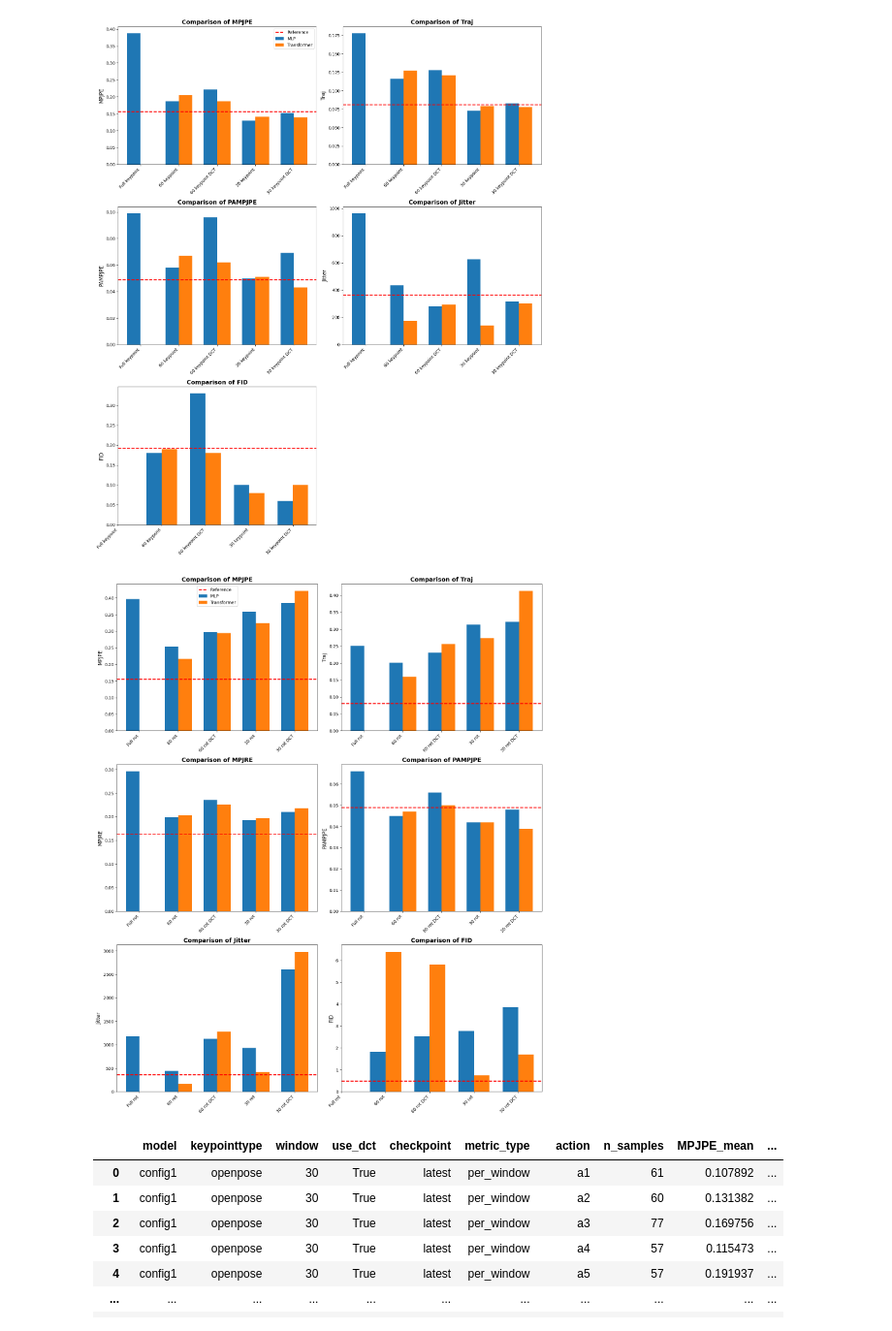
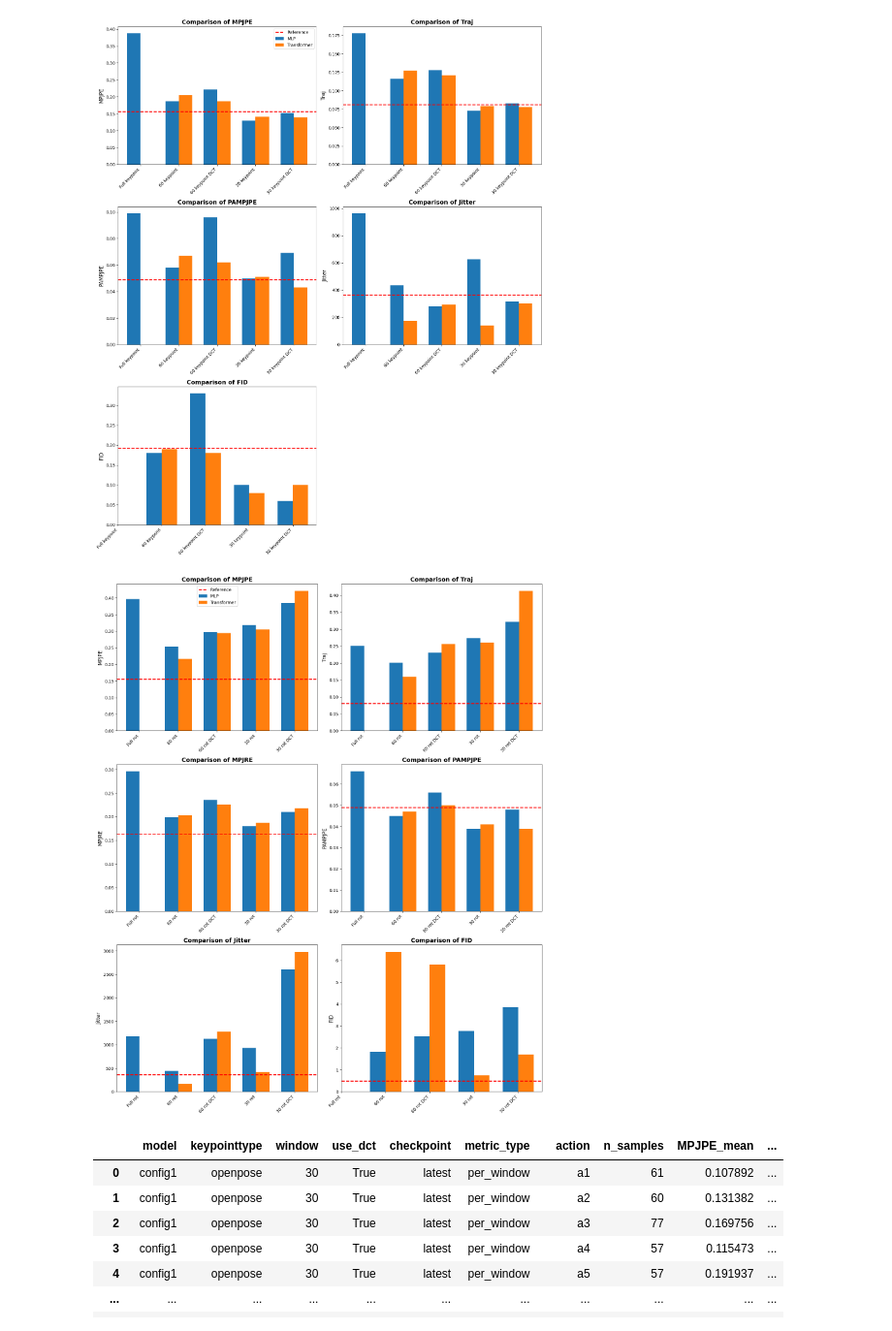
Before and after one commit to Rui1818/3d_motion_generation_cp, a Jupyter notebook: mytest.ipynb, the cells around one changed output. Shown at 97% size. Saved outputs shown, nothing was run; the diff lists cells and outputs as text; code cells hidden in the pictures.

```diff
--- a/mytest.ipynb
+++ b/mytest.ipynb
@@ -47,5 +63,5 @@ dfmetric=pd.read_csv(f'metrics/crossval_summary_metrics_{suffix}.csv')
 # %%
-keypointtype='openpose'
+keypointtype='6d'
 res=dfmetric[(dfmetric['keypointtype']==keypointtype)]
 l=[]
 
@@ -187,13 +197,13 @@ data = [
     {'Model': 'Full rot', 'Architecture': 'MLP', 'MPJPE': 0.397, 'Traj': 0.251, 'MPJRE': 0.296, 'PAMPJPE': 0.066, 'Jitter': 1183.73, 'FID': None},
     {'Model': '60 rot', 'Architecture': 'MLP', 'MPJPE': 0.253, 'Traj': 0.201, 'MPJRE': 0.199, 'PAMPJPE': 0.045, 'Jitter': 439.72, 'FID': 1.82},
     {'Model': '60 rot DCT', 'Architecture': 'MLP', 'MPJPE': 0.297, 'Traj': 0.231, 'MPJRE': 0.236, 'PAMPJPE': 0.056, 'Jitter': 1129.76, 'FID': 2.54},
-    {'Model': '30 rot', 'Architecture': 'MLP', 'MPJPE': 0.359, 'Traj': 0.314, 'MPJRE': 0.193, 'PAMPJPE': 0.042, 'Jitter': 934.06, 'FID': 2.78},
+    {'Model': '30 rot', 'Architecture': 'MLP', 'MPJPE': 0.318, 'Traj': 0.274, 'MPJRE': 0.180, 'PAMPJPE': 0.039, 'Jitter': 934.06, 'FID': 2.78},
     {'Model': '30 rot DCT', 'Architecture': 'MLP', 'MPJPE': 0.385, 'Traj': 0.322, 'MPJRE': 0.210, 'PAMPJPE': 0.048, 'Jitter': 2608.59, 'FID': 3.87},
 
     # Transformer Backbone (Note: Full rot is missing in Transformer table)
     {'Model': '60 rot', 'Architecture': 'Transformer', 'MPJPE': 0.217, 'Traj': 0.160, 'MPJRE': 0.203, 'PAMPJPE': 0.047, 'Jitter': 165.81, 'FID': 6.39},
     {'Model': '60 rot DCT', 'Architecture': 'Transformer', 'MPJPE': 0.294, 'Traj': 0.257, 'MPJRE': 0.226, 'PAMPJPE': 0.050, 'Jitter': 1280.28, 'FID': 5.82},
-    {'Model': '30 rot', 'Architecture': 'Transformer', 'MPJPE': 0.325, 'Traj': 0.274, 'MPJRE': 0.197, 'PAMPJPE': 0.042, 'Jitter': 420.27, 'FID': 0.75},
+    {'Model': '30 rot', 'Architecture': 'Transformer', 'MPJPE': 0.305, 'Traj': 0.261, 'MPJRE': 0.187, 'PAMPJPE': 0.041, 'Jitter': 420.27, 'FID': 0.75},
     {'Model': '30 rot DCT', 'Architecture': 'Transformer', 'MPJPE': 0.421, 'Traj': 0.413, 'MPJRE': 0.218, 'PAMPJPE': 0.039, 'Jitter': 2978.62, 'FID': 1.69},
 ]
 
@@ -219,34 +229,34 @@ for i, metric in enumerate(metrics):
     x = np.arange(len(models))
 
     # Get values for MLP and Transformer aligned to the 'models' list
     mlp_vals = [df[(df['Model'] == m) & (df['Architecture'] == 'MLP')][metric].values for m in models]
     mlp_vals = [v[0] if len(v) > 0 else np.nan for v in mlp_vals]
 
     trans_vals = [df[(df['Model'] == m) & (df['Architecture'] == 'Transformer')][metric].values for m in models]
     trans_vals = [v[0] if len(v) > 0 else np.nan for v in trans_vals]
 
     # Plot grouped bars
     ax.bar(x - bar_width/2, mlp_vals, width=bar_width, label='MLP', color=colors['MLP'])
     ax.bar(x + bar_width/2, trans_vals, width=bar_width, label='Transformer', color=colors['Transformer'])
 
     # Add the baseline as a horizontal line
     ax.axhline(y=baseline[metric], color='red', linestyle='--', linewidth=2, label='Reference')
 
     # Formatting the subplot
     ax.set_title(f'Comparison of {metric}', fontsize=14, fontweight='bold')
     ax.set_ylabel(metric, fontsize=12)
     ax.set_xticks(x)
     ax.set_xticklabels(models, rotation=45, ha='right')
 
     # Add a legend only to the first plot to avoid clutter
     if i == 0:
         ax.legend()
 
 # Adjust layout for readability
 plt.tight_layout()
 plt.show()
 # %% [output]
-[figure, old version]
+[figure, new version]
 # %%
 dfaction
 # %% [output]
```
Also changed, not shown: parts of 3 cells of this notebook, 26 other files.
